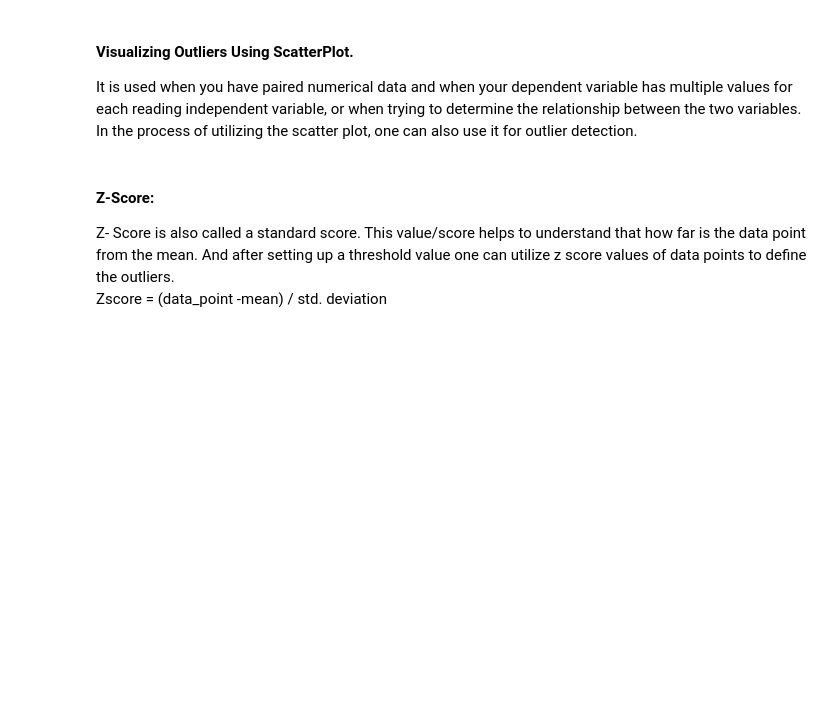
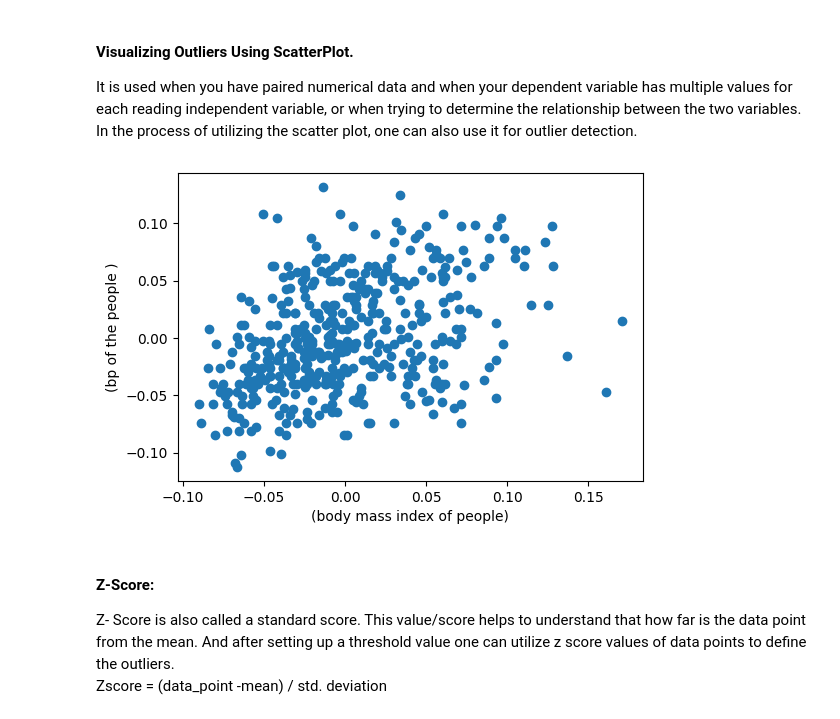
Before and after one commit to BennyXiong/PROG8245_lab4, a Jupyter notebook: week5Lab.ipynb, the cells around one changed output. Drawn from its saved outputs; the diff is of its cells as text; code cells hidden in the pictures; blank space fills up the shorter version.

```diff
--- a/week5Lab.ipynb
+++ b/week5Lab.ipynb
@@ -461,6 +488,14 @@ It captures the summary of the data effectively and efficiently with only a simp
 #### Visualizing Outliers Using ScatterPlot.
 
 It is used when you have paired numerical data and when your dependent variable has multiple values for each reading independent variable, or when trying to determine the relationship between the two variables. In the process of utilizing the scatter plot, one can also use it for outlier detection.
+# %%
+fig, ax = plt.subplots(figsize=(6, 4))
+ax.scatter(df_diabetics['bmi'], df_diabetics['bp'])
+ax.set_xlabel('(body mass index of people)')
+ax.set_ylabel('(bp of the people )')
+plt.show()
+# %% [output]
+[figure, added]
 # %% [markdown]
 #### Z-Score:
 Z- Score is also called a standard score. This value/score helps to understand that how far is the data point from the mean. And after setting up a threshold value one can utilize z score values of data points to define the outliers.
```
Also changed, not shown: parts of 19 cells of this notebook, 6 other files.
